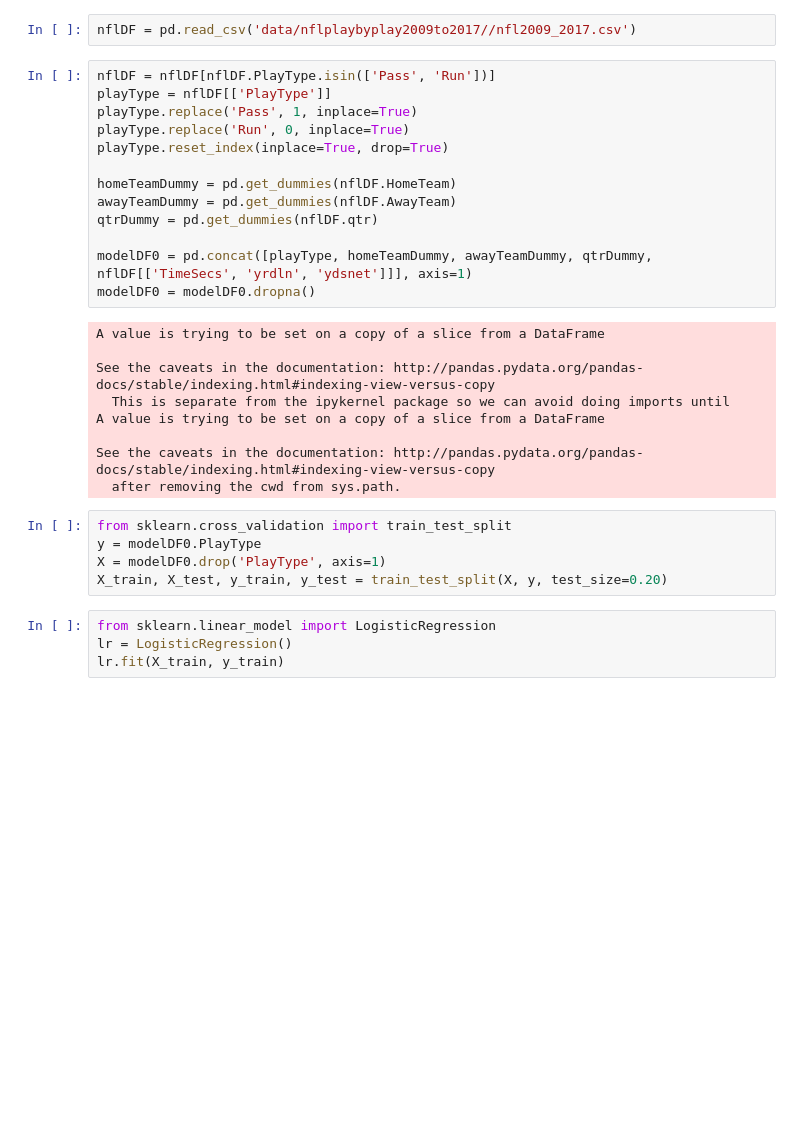
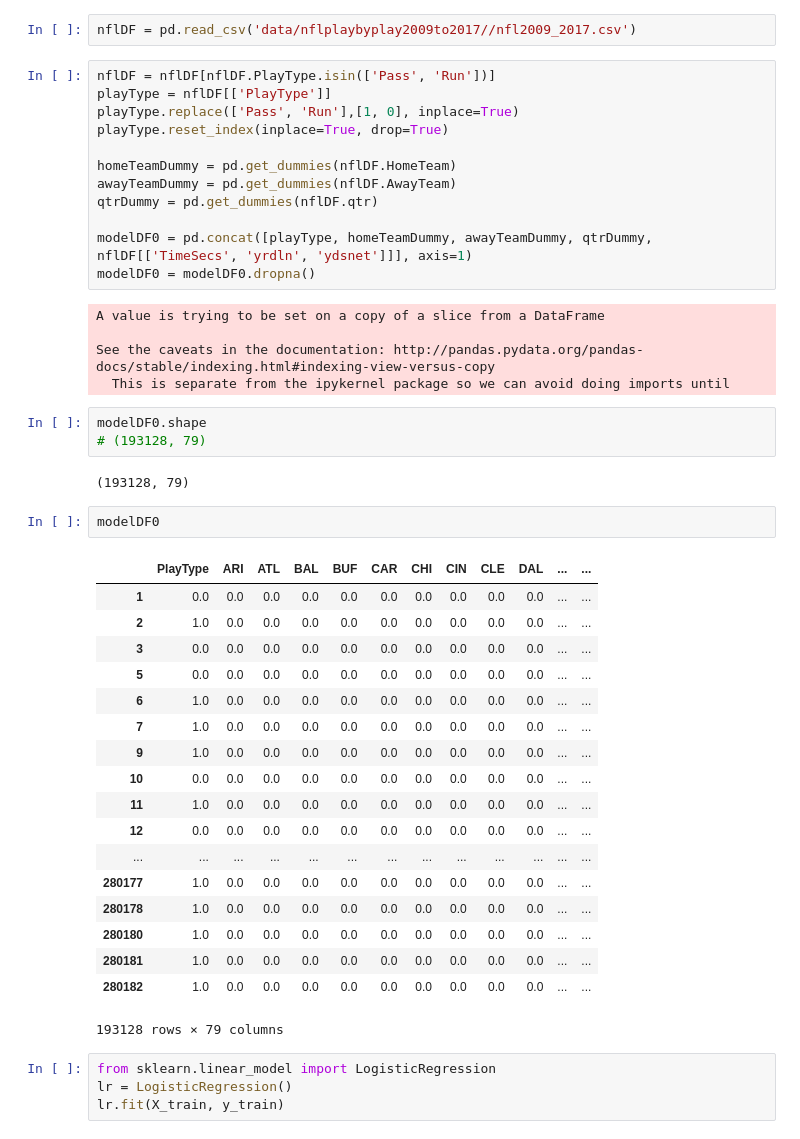
Before and after one commit to msohail07/FootballAnalysis, a Jupyter notebook: nflModel0.ipynb, the cells around one changed output. Cells and saved outputs as stored; diff of their text form; blank space fills up the shorter version.

```diff
--- a/nflModel0.ipynb
+++ b/nflModel0.ipynb
@@ -5,8 +5,7 @@ nflDF = pd.read_csv('data/nflplaybyplay2009to2017//nfl2009_2017.csv')
 # %%
 nflDF = nflDF[nflDF.PlayType.isin(['Pass', 'Run'])]
 playType = nflDF[['PlayType']]
-playType.replace('Pass', 1, inplace=True)
-playType.replace('Run', 0, inplace=True)
+playType.replace(['Pass', 'Run'],[1, 0], inplace=True)
 playType.reset_index(inplace=True, drop=True)
 
 homeTeamDummy = pd.get_dummies(nflDF.HomeTeam)
@@ -20,15 +19,32 @@ A value is trying to be set on a copy of a slice from a DataFrame
 
 See the caveats in the documentation: http://pandas.pydata.org/pandas-docs/stable/indexing.html#indexing-view-versus-copy
   This is separate from the ipykernel package so we can avoid doing imports until
-A value is trying to be set on a copy of a slice from a DataFrame
-
-See the caveats in the documentation: http://pandas.pydata.org/pandas-docs/stable/indexing.html#indexing-view-versus-copy
-  after removing the cwd from sys.path.
-# %%
-from sklearn.cross_validation import train_test_split
-y = modelDF0.PlayType
-X = modelDF0.drop('PlayType', axis=1)
-X_train, X_test, y_train, y_test = train_test_split(X, y, test_size=0.20)
+# %%
+modelDF0.shape
+# (193128, 79)
+# %% [output]
+(193128, 79)
+# %%
+modelDF0
+# %% [output]
+|  | PlayType | ARI | ATL | BAL | BUF | CAR | CHI | CIN | CLE | DAL | ... | ... |
+| 1 | 0.0 | 0.0 | 0.0 | 0.0 | 0.0 | 0.0 | 0.0 | 0.0 | 0.0 | 0.0 | ... | ... |
+| 2 | 1.0 | 0.0 | 0.0 | 0.0 | 0.0 | 0.0 | 0.0 | 0.0 | 0.0 | 0.0 | ... | ... |
+| 3 | 0.0 | 0.0 | 0.0 | 0.0 | 0.0 | 0.0 | 0.0 | 0.0 | 0.0 | 0.0 | ... | ... |
+| 5 | 0.0 | 0.0 | 0.0 | 0.0 | 0.0 | 0.0 | 0.0 | 0.0 | 0.0 | 0.0 | ... | ... |
+| 6 | 1.0 | 0.0 | 0.0 | 0.0 | 0.0 | 0.0 | 0.0 | 0.0 | 0.0 | 0.0 | ... | ... |
+| 7 | 1.0 | 0.0 | 0.0 | 0.0 | 0.0 | 0.0 | 0.0 | 0.0 | 0.0 | 0.0 | ... | ... |
+| 9 | 1.0 | 0.0 | 0.0 | 0.0 | 0.0 | 0.0 | 0.0 | 0.0 | 0.0 | 0.0 | ... | ... |
+| 10 | 0.0 | 0.0 | 0.0 | 0.0 | 0.0 | 0.0 | 0.0 | 0.0 | 0.0 | 0.0 | ... | ... |
+| 11 | 1.0 | 0.0 | 0.0 | 0.0 | 0.0 | 0.0 | 0.0 | 0.0 | 0.0 | 0.0 | ... | ... |
+| 12 | 0.0 | 0.0 | 0.0 | 0.0 | 0.0 | 0.0 | 0.0 | 0.0 | 0.0 | 0.0 | ... | ... |
+| ... | ... | ... | ... | ... | ... | ... | ... | ... | ... | ... | ... | ... |
+| 280177 | 1.0 | 0.0 | 0.0 | 0.0 | 0.0 | 0.0 | 0.0 | 0.0 | 0.0 | 0.0 | ... | ... |
+| 280178 | 1.0 | 0.0 | 0.0 | 0.0 | 0.0 | 0.0 | 0.0 | 0.0 | 0.0 | 0.0 | ... | ... |
+| 280180 | 1.0 | 0.0 | 0.0 | 0.0 | 0.0 | 0.0 | 0.0 | 0.0 | 0.0 | 0.0 | ... | ... |
+| 280181 | 1.0 | 0.0 | 0.0 | 0.0 | 0.0 | 0.0 | 0.0 | 0.0 | 0.0 | 0.0 | ... | ... |
+| 280182 | 1.0 | 0.0 | 0.0 | 0.0 | 0.0 | 0.0 | 0.0 | 0.0 | 0.0 | 0.0 | ... | ... |
+193128 rows × 79 columns
 # %%
 from sklearn.linear_model import LogisticRegression
 lr = LogisticRegression()
```
Also changed, not shown: parts of 7 cells of this notebook, 1 other file.
